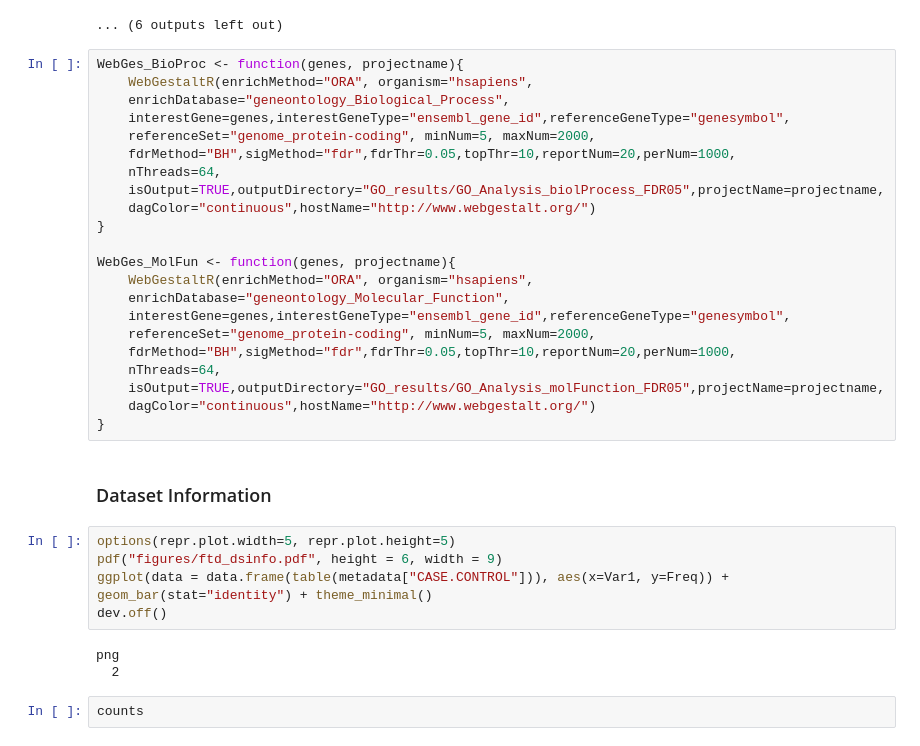
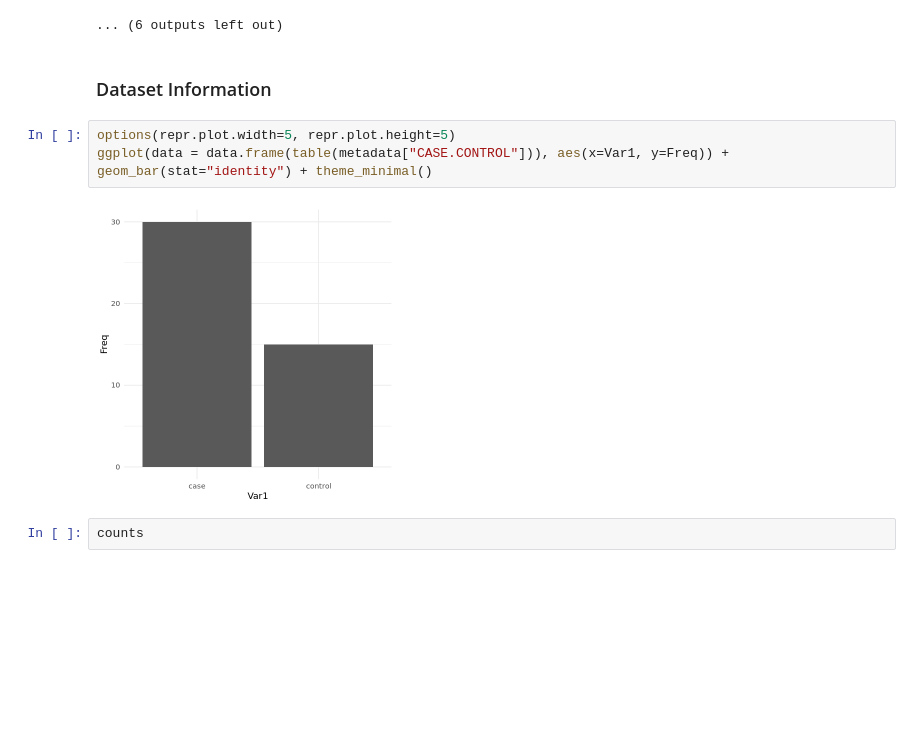
Before and after one commit to kepsi/Pathonoia, a Jupyter notebook: downstream_analysis/downstream_analysis_FTD.ipynb, the cells around one changed output. Cells and saved outputs as stored; diff of their text form; blank space fills up the shorter version.

```diff
--- a/downstream_analysis/downstream_analysis_FTD.ipynb
+++ b/downstream_analysis/downstream_analysis_FTD.ipynb
@@ -657,38 +450,13 @@ A data.frame: 2 × 11
 | GO:0004908 | interleukin-1 receptor activity | http://amigo.geneontology.org/ami... | 7 | 2 | 0.005039597 | 396.85714 | 9.958261e-06 | 0.01869166 | 8809;9173 | ... |
 | GO:0004896 | cytokine receptor activity | http://amigo.geneontology.org/ami... | 92 | 3 | 0.066234701 | 45.29348 | 3.453416e-05 | 0.03241031 | 8809;9173;132014 | ... |
 ... (6 outputs left out)
-# %%
-WebGes_BioProc <- function(genes, projectname){
-    WebGestaltR(enrichMethod="ORA", organism="hsapiens",
-    enrichDatabase="geneontology_Biological_Process",
-    interestGene=genes,interestGeneType="ensembl_gene_id",referenceGeneType="genesymbol",
-    referenceSet="genome_protein-coding", minNum=5, maxNum=2000,
-    fdrMethod="BH",sigMethod="fdr",fdrThr=0.05,topThr=10,reportNum=20,perNum=1000,
-    nThreads=64,
-    isOutput=TRUE,outputDirectory="GO_results/GO_Analysis_biolProcess_FDR05",projectName=projectname,
-    dagColor="continuous",hostName="http://www.webgestalt.org/")
-}
-
-WebGes_MolFun <- function(genes, projectname){
-    WebGestaltR(enrichMethod="ORA", organism="hsapiens",
-    enrichDatabase="geneontology_Molecular_Function",
-    interestGene=genes,interestGeneType="ensembl_gene_id",referenceGeneType="genesymbol",
-    referenceSet="genome_protein-coding", minNum=5, maxNum=2000,
-    fdrMethod="BH",sigMethod="fdr",fdrThr=0.05,topThr=10,reportNum=20,perNum=1000,
-    nThreads=64,
-    isOutput=TRUE,outputDirectory="GO_results/GO_Analysis_molFunction_FDR05",projectName=projectname,
-    dagColor="continuous",hostName="http://www.webgestalt.org/")
-}
 # %% [markdown]
 ### Dataset Information
 # %%
 options(repr.plot.width=5, repr.plot.height=5)
-pdf("figures/ftd_dsinfo.pdf", height = 6, width = 9)
 ggplot(data = data.frame(table(metadata["CASE.CONTROL"])), aes(x=Var1, y=Freq)) + geom_bar(stat="identity") + theme_minimal()
-dev.off()
 # %% [output]
-png
-  2
+[figure, added]
 # %%
 counts
 # %% [output]
```
Also changed, not shown: parts of 27 cells of this notebook, 7 other files.
